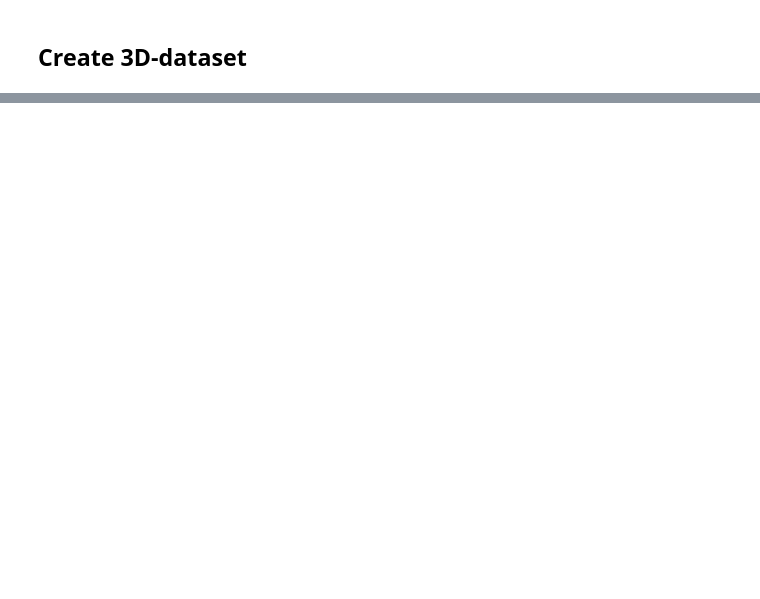
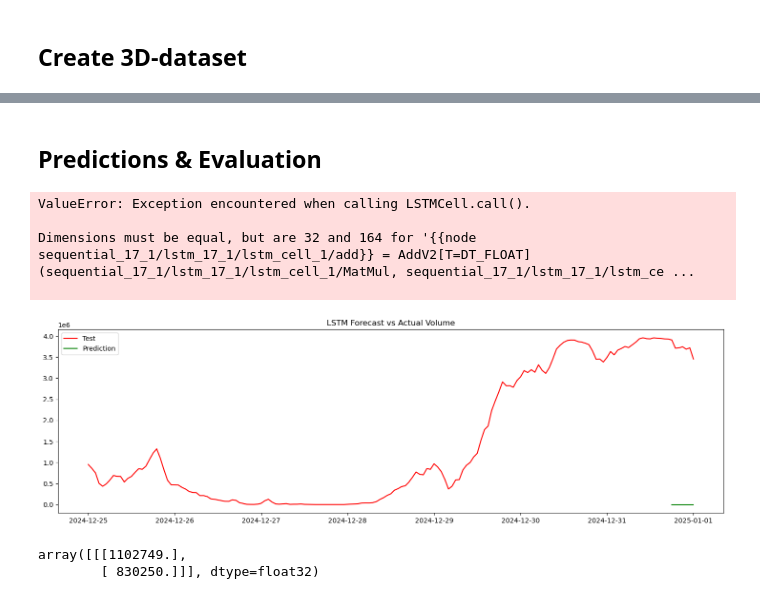
Before and after one commit to benrodion/Watts-next, a Jupyter notebook: LSTM.ipynb, the cells around one changed output, grey strips where cells are left out. Drawn from its saved outputs; the diff is of its cells as text; code cells hidden in the pictures; blank space fills up the shorter version.

Commit message:
lstm model running

```diff
--- a/LSTM.ipynb
+++ b/LSTM.ipynb
@@ -174,0 +142,16 @@ X_test, y_test = create_sliding_windows(test_data, x_len=20, y_len=2)
+# %%
+# extract parameters for model definition
+n_timesteps = X_train.shape[1]
+n_features = X_train.shape[2]
+n_outputs = y_train.shape[1]
+n_batch = X_train.shape[0]
+
+# create and fit LSTM
+model = Sequential()
+model.add(InputLayer(batch_shape=X_train.shape))
+model.add(LSTM(units=4, # apparently this is the "hidden neurons" (hyperparameter). No idea if this is correct
+          stateful=True))
+model.add(Dense(1))
+model.compile(loss="mean_squared_error", optimizer="adam")
+model.fit(X_train, y_train[:, 0], epochs=10, batch_size= 1, # how many samples the models sees before updating the weights
+          verbose=2)
@@ -174,0 +180,41 @@ X_test, y_test = create_sliding_windows(test_data, x_len=20, y_len=2)
+# %% [markdown]
+## Predictions & Evaluation
+# %%
+# make predictions
+train_preds = model.predict(X_train)
+test_preds = model.predict(X_test)
+
+#calculate MSE
+train_score = np.sqrt(mean_squared_error(y_train[:, 0], train_preds[:, 0]))
+print(train_score)
+test_score = np.sqrt(mean_squared_error(y_test[:, 0], test_preds[:, 0]))
+print(test_score)
+# %% [output]
+ValueError: Exception encountered when calling LSTMCell.call().
+
+Dimensions must be equal, but are 32 and 164 for '{{node sequential_17_1/lstm_17_1/lstm_cell_1/add}} = AddV2[T=DT_FLOAT](sequential_17_1/lstm_17_1/lstm_cell_1/MatMul, sequential_17_1/lstm_17_1/lstm_ce ...
+
+# %%
+# get data with time indexes agai
+train_data = X["2017-01-01 01:00:00":"2024-12-24 23:00:00"]
+test_data = X["2024-12-25 00:00:00":]
+
+
+
+test_preds = pd.DataFrame(data = test_preds, index=test_data.index.values[-7:], columns=["volume"])
+
+
+# Plot predictions
+plt.figure(figsize=(18,5))
+plt.plot(test_data, label="Test", color="red")
+plt.plot(test_preds, label="Prediction", color="green")
+plt.legend()
+plt.title("LSTM Forecast vs Actual Volume")
+plt.show()
+# %% [output]
+[figure, added]
+# %%
+test_preds
+# %% [output]
+array([[[1102749.],
+        [ 830250.]]], dtype=float32)
```
Also changed, not shown: parts of 10 cells of this notebook, 1 other file.
